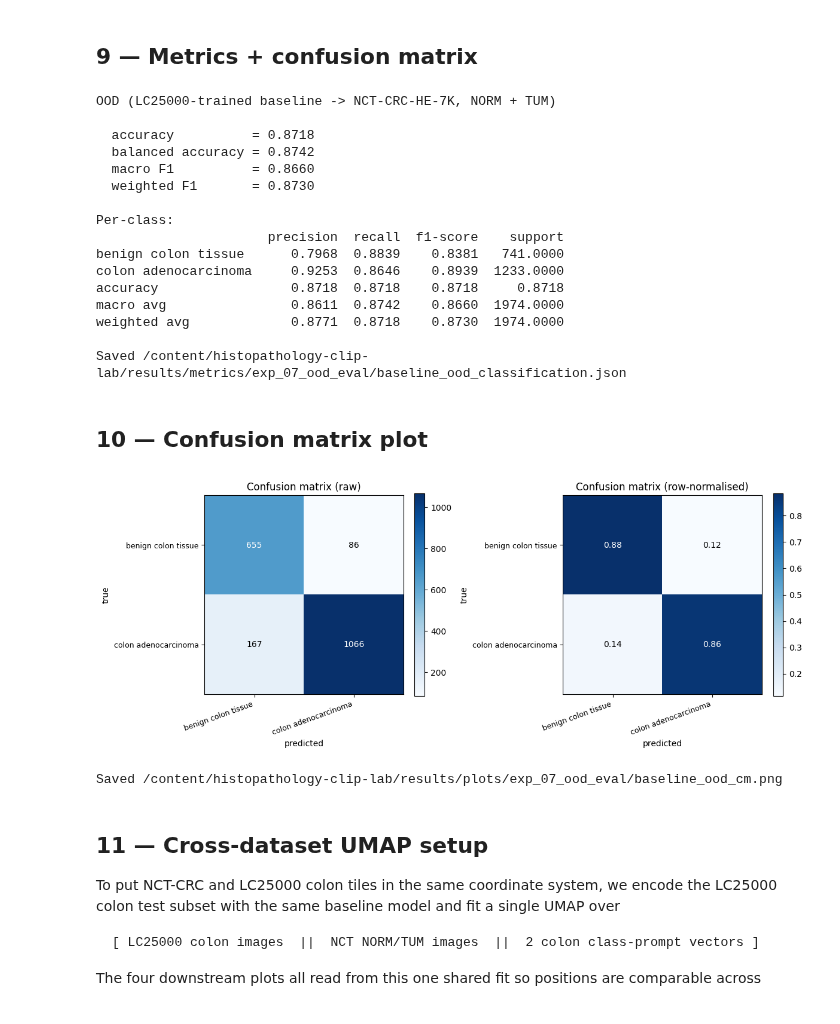
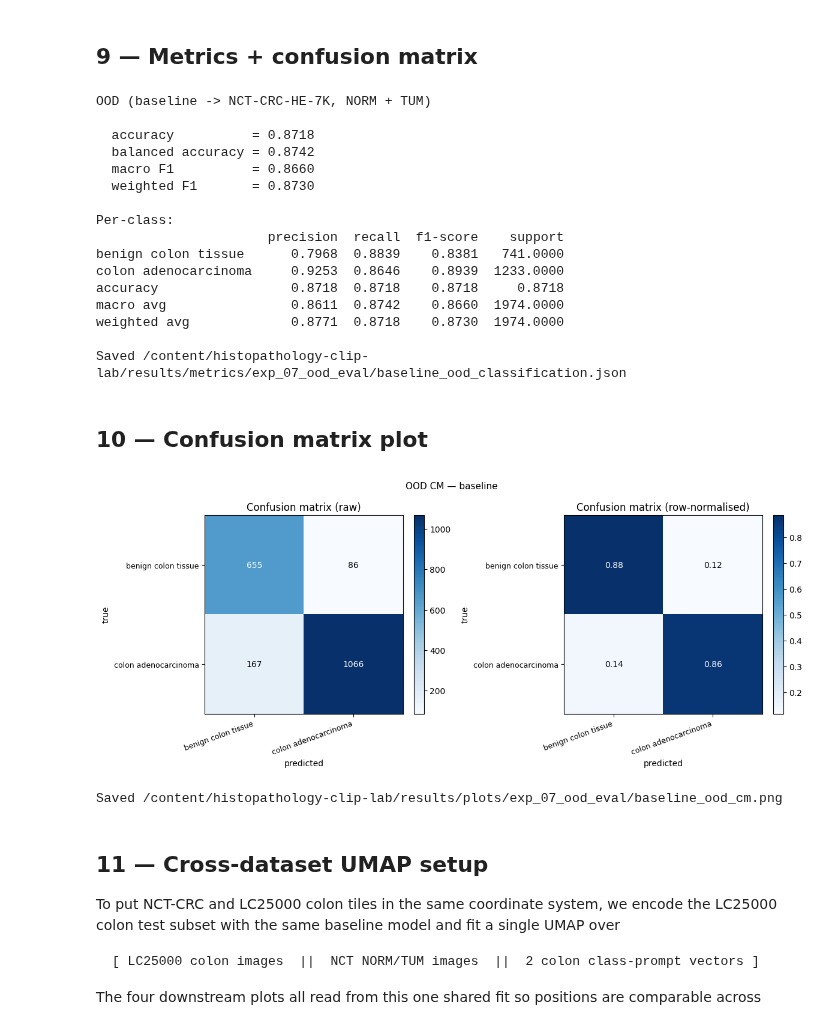
Before and after one commit to lcandau/histopathology-clip-lab, a Jupyter notebook: experiments/exp_07_ood_eval/runs/2026-05-28_baseline_ood/CLIP_OOD_eval.ipynb, the cells around one changed output. Drawn from its saved outputs; the diff is of its cells as text; code cells hidden in the pictures.

```diff
--- a/experiments/exp_07_ood_eval/runs/2026-05-28_baseline_ood/CLIP_OOD_eval.ipynb
+++ b/experiments/exp_07_ood_eval/runs/2026-05-28_baseline_ood/CLIP_OOD_eval.ipynb
@@ -131,8 +137,18 @@ EMBED_DIM = 256
 INIT_TEMP = 0.07
 BATCH_SIZE = 64   # inference only; larger batch fine
 
-# Checkpoint produced by the corrected baseline run.
-CHECKPOINT_PATH = run_dir("exp_01_baseline", "baseline") / "weights.weights.h5"
+# Which checkpoint to evaluate. Both are LC25000-trained 5-way CLIP models.
+#   "baseline":              raw RGB inputs, no stain normalisation
+#   "stain_macenko_nct_ref": LC25000 Macenko-normalised against an NCT NORM reference at train time
+#                            -> NCT fed RAW at inference (single Macenko pass total, no double-norm).
+VARIANT = "baseline"   # one of: "baseline", "stain_macenko_nct_ref"
+
+_CHECKPOINT_MAP = {
+    "baseline":              run_dir("exp_01_baseline", "baseline") / "weights.weights.h5",
+    "stain_macenko_nct_ref": run_dir("exp_04_stain_normalization", "stain_macenko_nct_ref") / "weights.weights.h5",
+}
+assert VARIANT in _CHECKPOINT_MAP, f"Unknown VARIANT {VARIANT!r}; pick one of {list(_CHECKPOINT_MAP)}"
+CHECKPOINT_PATH = _CHECKPOINT_MAP[VARIANT]
 
 # NCT-CRC-HE-7K source (Zenodo; mirrored Kather 2019).
 NCT_URL  = "https://zenodo.org/records/1214456/files/CRC-VAL-HE-7K.zip"
@@ -156,6 +172,7 @@ PLOTS_DIR   = results_dir("plots") / EXPERIMENT
 for d in (METRICS_DIR, CM_DIR, PLOTS_DIR):
     d.mkdir(parents=True, exist_ok=True)
 
+print(f"Variant:    {VARIANT}")
 print(f"Checkpoint: {CHECKPOINT_PATH}")
 print(f"Local OOD dir: {LOCAL_OOD_DIR}")
 print(f"Metrics out:   {METRICS_DIR}")
@@ -420,7 +444,7 @@ bal      = balanced_accuracy_score(y_true, y_pred)
 macro_f1 = f1_score(y_true, y_pred, labels=labels, average="macro", zero_division=0)
 wgt_f1   = f1_score(y_true, y_pred, labels=labels, average="weighted", zero_division=0)
 
-print(f"OOD (LC25000-trained baseline -> NCT-CRC-HE-7K, NORM + TUM)\n")
+print(f"OOD ({VARIANT} -> NCT-CRC-HE-7K, NORM + TUM)\n")
 print(f"  accuracy          = {acc:.4f}")
 print(f"  balanced accuracy = {bal:.4f}")
 print(f"  macro F1          = {macro_f1:.4f}")
@@ -442,6 +466,7 @@ cm_norm = np.divide(cm_raw, row_sums, where=row_sums > 0,
 
 metrics_payload = {
     "experiment":          EXPERIMENT,
+    "variant":             VARIANT,
     "checkpoint":          str(CHECKPOINT_PATH),
     "ood_dataset":         NCT_NAME,
     "n_tiles":             int(len(ood_paths)),
@@ -453,13 +478,13 @@ metrics_payload = {
     "colon_indices":       labels,
     "target_names":        target_names,
 }
-metrics_path = METRICS_DIR / "baseline_ood_classification.json"
+metrics_path = METRICS_DIR / f"{VARIANT}_ood_classification.json"
 metrics_path.write_text(json.dumps(metrics_payload, indent=2))
-np.save(CM_DIR / "baseline_ood_cm_raw.npy",  cm_raw)
-np.save(CM_DIR / "baseline_ood_cm_norm.npy", cm_norm)
+np.save(CM_DIR / f"{VARIANT}_ood_cm_raw.npy",  cm_raw)
+np.save(CM_DIR / f"{VARIANT}_ood_cm_norm.npy", cm_norm)
 print(f"\nSaved {metrics_path}")
 # %% [output]
-OOD (LC25000-trained baseline -> NCT-CRC-HE-7K, NORM + TUM)
+OOD (baseline -> NCT-CRC-HE-7K, NORM + TUM)
 
   accuracy          = 0.8718
   balanced accuracy = 0.8742
@@ -480,28 +505,29 @@ Saved /content/histopathology-clip-lab/results/metrics/exp_07_ood_eval/baseline_
 # %%
 # --- Cell 10: plot CM ---
 fig, axes = plt.subplots(1, 2, figsize=(12, 5))
 for ax, mat, title, fmt, cmap in [
     (axes[0], cm_raw,  "Confusion matrix (raw)",         "d",   "Blues"),
     (axes[1], cm_norm, "Confusion matrix (row-normalised)", ".2f", "Blues"),
 ]:
     im = ax.imshow(mat, cmap=cmap)
     ax.set_xticks(range(len(labels))); ax.set_yticks(range(len(labels)))
     ax.set_xticklabels(target_names, rotation=20, ha="right", fontsize=9)
     ax.set_yticklabels(target_names, fontsize=9)
     ax.set_xlabel("predicted"); ax.set_ylabel("true")
     ax.set_title(title)
     for i in range(len(labels)):
         for j in range(len(labels)):
             ax.text(j, i, format(mat[i, j], fmt), ha="center", va="center",
                     color="white" if mat[i, j] > mat.max() * 0.6 else "black", fontsize=10)
     fig.colorbar(im, ax=ax, fraction=0.046)
+plt.suptitle(f"OOD CM — {VARIANT}", fontsize=11)
 plt.tight_layout()
-cm_path = PLOTS_DIR / "baseline_ood_cm.png"
+cm_path = PLOTS_DIR / f"{VARIANT}_ood_cm.png"
 fig.savefig(cm_path, dpi=140, bbox_inches="tight")
 plt.show()
 print(f"Saved {cm_path}")
 # %% [output]
-[figure, old version]
+[figure, new version]
 Saved /content/histopathology-clip-lab/results/plots/exp_07_ood_eval/baseline_ood_cm.png
 # %% [markdown]
 ## 11 — Cross-dataset UMAP setup
```
Also changed, not shown: parts of 20 cells of this notebook, 27 other files.
